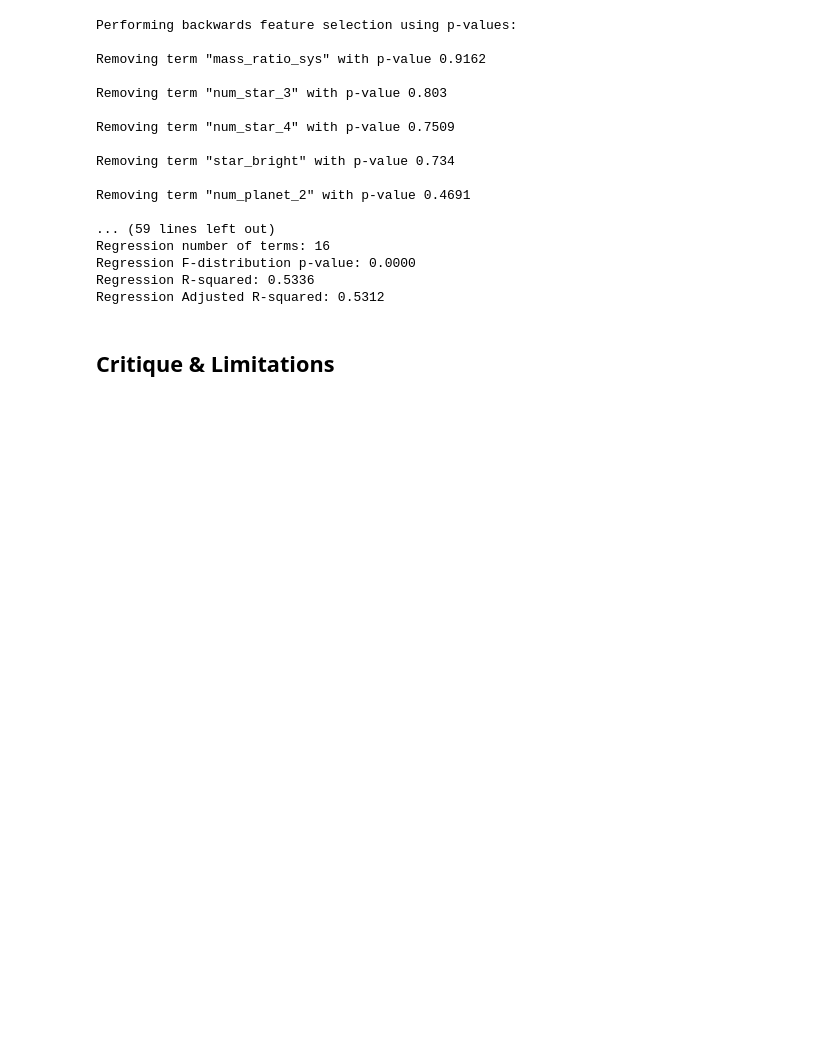
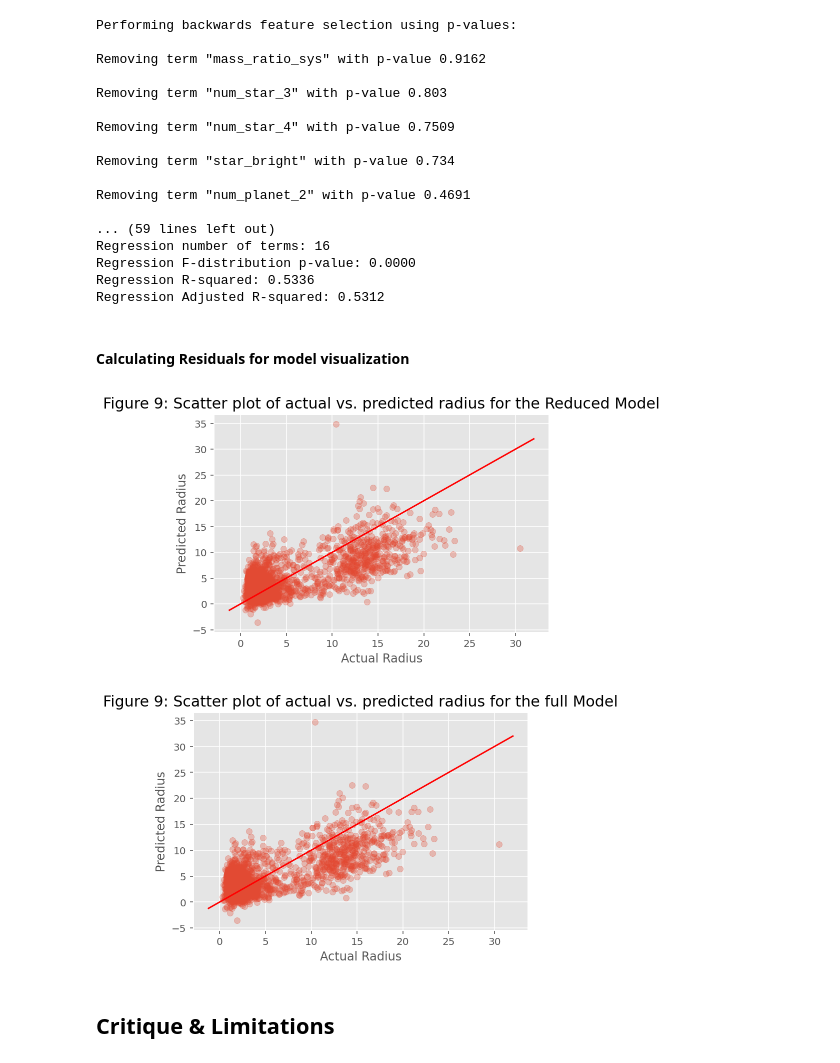
Before and after one commit to RafDingo/Maths40, a Jupyter notebook: src/Phase2/Phase2_Group40.ipynb, the cells around one changed output. Drawn from its saved outputs; the diff is of its cells as text; code cells hidden in the pictures; blank space fills up the shorter version.

Commit message:
added model accuracy graph

```diff
--- a/src/Phase2/Phase2_Group40.ipynb
+++ b/src/Phase2/Phase2_Group40.ipynb
@@ -251,6 +250,38 @@ Regression number of terms: 16
 Regression F-distribution p-value: 0.0000
 Regression R-squared: 0.5336
 Regression Adjusted R-squared: 0.5312
+# %% [markdown]
+#### Calculating Residuals for model visualization
+# %%
+residuals_full = pd.DataFrame({'actual': df['planet_radius'],
+                            'predicted': model_full_fitted.fittedvalues,
+                            'residual': model_full_fitted.resid})
+
+residuals_reduced = pd.DataFrame({'actual': df['planet_radius'],
+                            'predicted': model_reduced_fitted.fittedvalues,
+                            'residual': model_reduced_fitted.resid})
+# %%
+def plot_line(axis, slope, intercept, **kargs):
+    xmin, xmax = axis.get_xlim()
+    plt.plot([xmin, xmax], [xmin*slope+intercept, xmax*slope+intercept], **kargs)
+
+# Creating scatter plot for reduced model
+plt.scatter(residuals_reduced['actual'], residuals_reduced['predicted'], alpha=0.3);
+plot_line(axis=plt.gca(), slope=1, intercept=0, c="red");
+plt.xlabel('Actual Radius');
+plt.ylabel('Predicted Radius');
+plt.title('Figure 9: Scatter plot of actual vs. predicted radius for the Reduced Model', fontsize=15);
+plt.show();
+
+plt.scatter(residuals_full['actual'], residuals_full['predicted'], alpha=0.3);
+plot_line(axis=plt.gca(), slope=1, intercept=0, c="red");
+plt.xlabel('Actual Radius');
+plt.ylabel('Predicted Radius');
+plt.title('Figure 9: Scatter plot of actual vs. predicted radius for the full Model', fontsize=15);
+plt.show();
+# %% [output]
+[figure, added]
+[figure, added]
 # %% [markdown]
 ## Critique & Limitations <a id='cl'></a>
 # %% [markdown]
```
Also changed, not shown: parts of 4 cells of this notebook.
